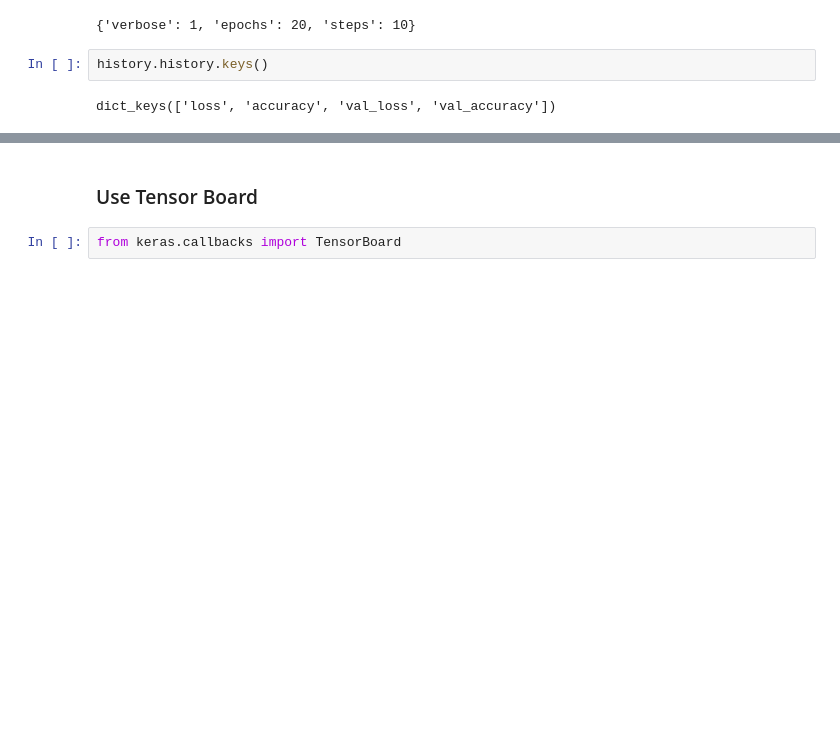
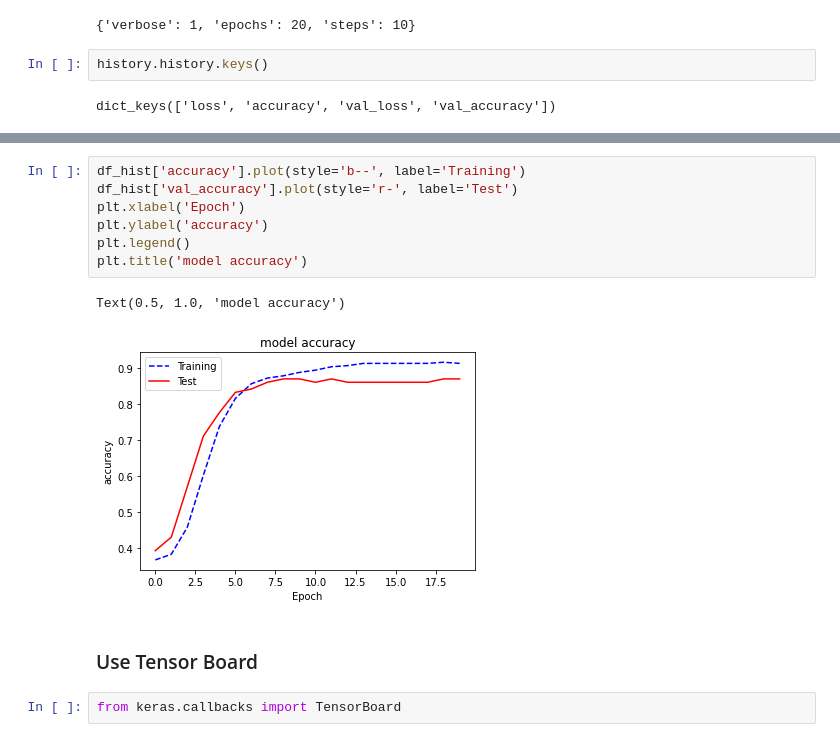
Before and after one commit to Abdulhakim-Maha/Machine-Learning, a Jupyter notebook: workshop/Tensorflow_keras/breast_cancer.ipynb, the cells around one changed output, grey strips where cells are left out. Cells and saved outputs as stored; diff of their text form; blank space fills up the shorter version.

```diff
--- a/workshop/Tensorflow_keras/breast_cancer.ipynb
+++ b/workshop/Tensorflow_keras/breast_cancer.ipynb
@@ -414,3 +414,13 @@ Text(0.5, 1.0, 'Loss')
+# %%
+df_hist['accuracy'].plot(style='b--', label='Training')
+df_hist['val_accuracy'].plot(style='r-', label='Test')
+plt.xlabel('Epoch')
+plt.ylabel('accuracy')
+plt.legend()
+plt.title('model accuracy')
+# %% [output]
+Text(0.5, 1.0, 'model accuracy')
+[figure, added]
 # %% [markdown]
 ### Use Tensor Board
 # %%
```
Also changed, not shown: parts of 52 cells of this notebook, 34 other files.
